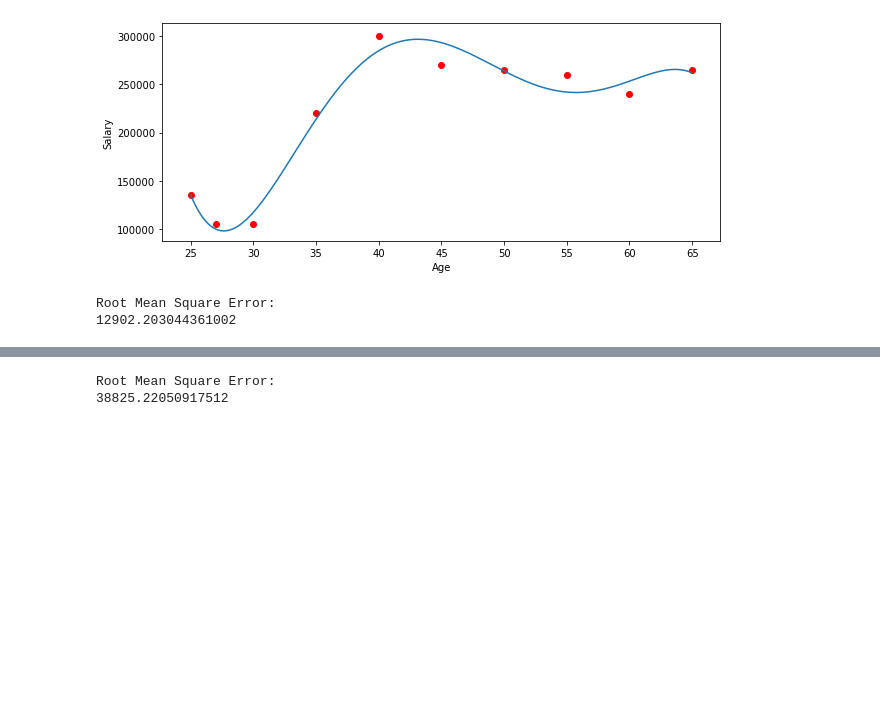
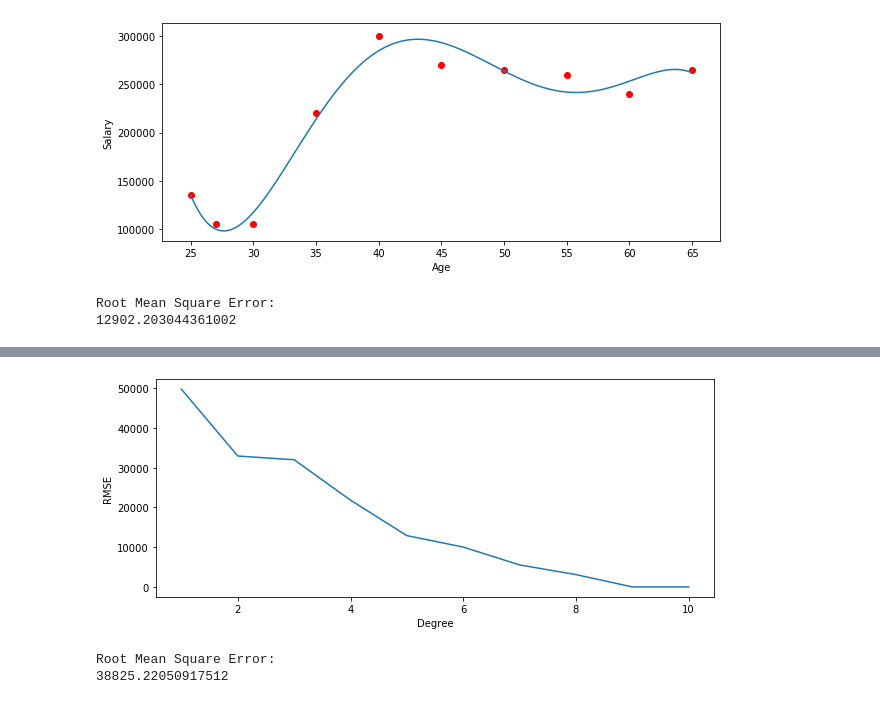
Before and after one commit to polyhedron-gdl/unibo-intensive-program-2023, a Jupyter notebook: 1-notebooks/chapter-1-3.ipynb, the cells around one changed output, grey strips where cells are left out. Drawn from its saved outputs; the diff is of its cells as text; code cells hidden in the pictures; blank space fills up the shorter version.

```diff
--- a/1-notebooks/chapter-1-3.ipynb
+++ b/1-notebooks/chapter-1-3.ipynb
@@ -83,3 +83,17 @@ print(rmse)
 # %% [output]
 Root Mean Square Error:
 12902.203044361002
+# %%
+x_plot = []
+y_plot = [];
+
+for degree in range(1, 11):
+    weights = np.polyfit(x1, y1, degree)
+    model   = np.poly1d(weights)
+    y1      = np.array(y1)
+    yy1 = np.array(model(x1))
+
+    rmse = np.sqrt(np.sum((y1-yy1)**2)/(n-1))
+    print(degree, rmse)
+    x_plot.append(degree)
+    y_plot.append(rmse)
@@ -86,3 +111,13 @@ Root Mean Square Error:
+# %%
+x_plot = np.array(x_plot)
+y_plot = np.array(y_plot)
+
+plt.plot(x_plot, y_plot)
+plt.xlabel("Degree")
+plt.ylabel("RMSE")
+plt.show()
+# %% [output]
+[figure, added]
 # %%
 #
 # -----> load salary_vs_age_2.csv
```
Also changed, not shown: parts of 1 cell of this notebook, 1 other file.
